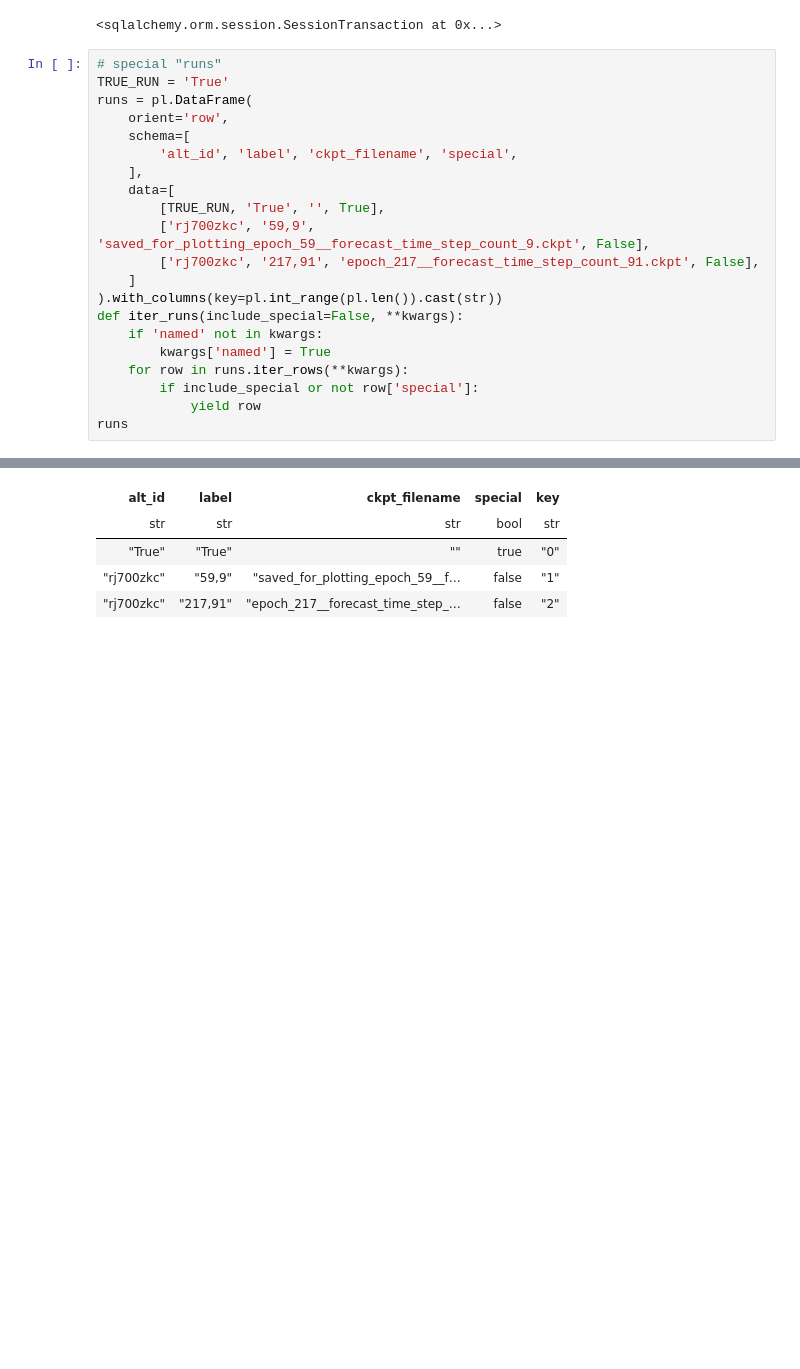
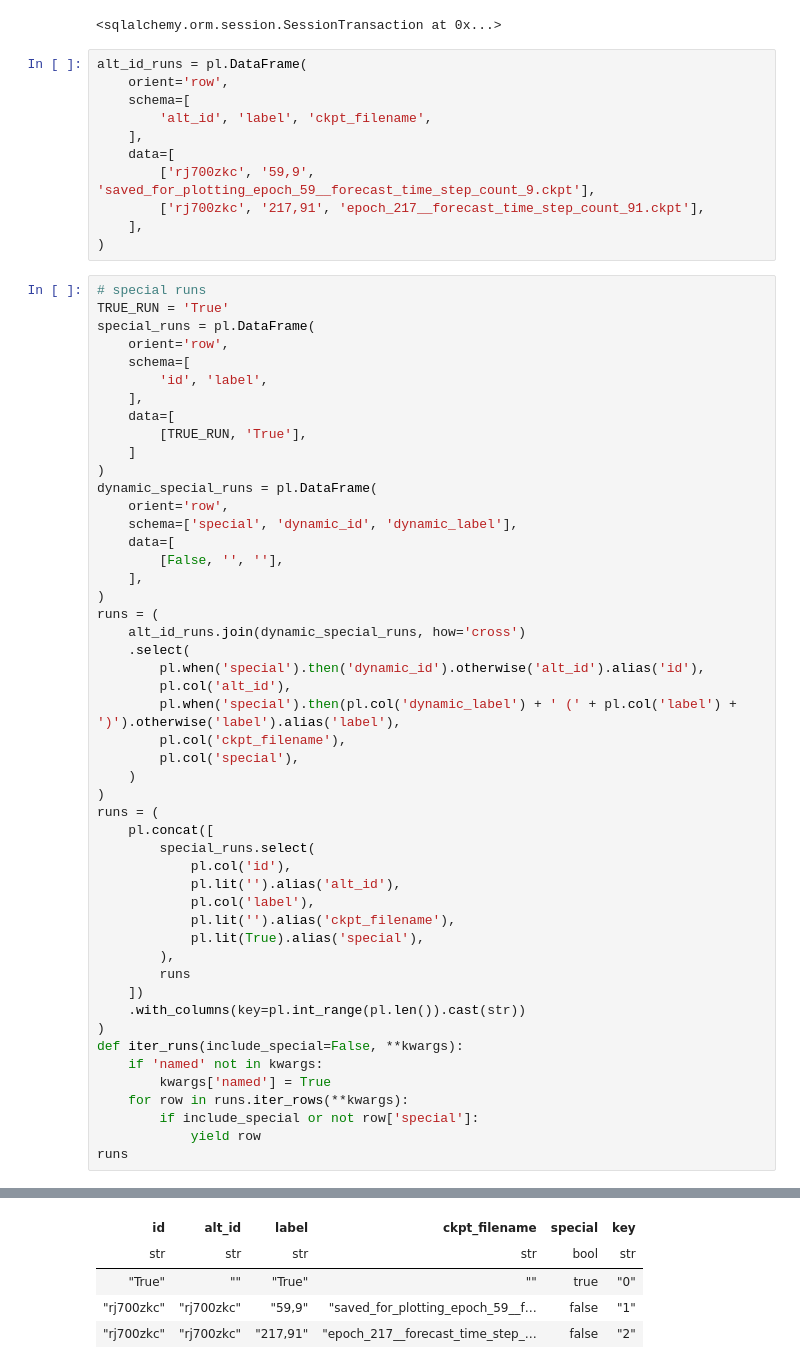
Before and after one commit to reepoi/G-LED, a Jupyter notebook: notebooks/pred_TransformerBackwardFacingStep.ipynb, the cells around one changed output, grey strips where cells are left out. Cells and saved outputs as stored; diff of their text form; blank space fills up the shorter version.

```diff
--- a/notebooks/pred_TransformerBackwardFacingStep.ipynb
+++ b/notebooks/pred_TransformerBackwardFacingStep.ipynb
@@ -28,20 +28,59 @@ db = conf.sa.orm.Session(engine, expire_on_commit=False)
 db.begin()
 # %% [output]
 <sqlalchemy.orm.session.SessionTransaction at 0x...>
+# %%
+alt_id_runs = pl.DataFrame(
+    orient='row',
+    schema=[
+        'alt_id', 'label', 'ckpt_filename',
+    ],
+    data=[
+        ['rj700zkc', '59,9', 'saved_for_plotting_epoch_59__forecast_time_step_count_9.ckpt'],
+        ['rj700zkc', '217,91', 'epoch_217__forecast_time_step_count_91.ckpt'],
+    ],
+)
 # %%
-# special "runs"
+# special runs
 TRUE_RUN = 'True'
-runs = pl.DataFrame(
+special_runs = pl.DataFrame(
     orient='row',
     schema=[
-        'alt_id', 'label', 'ckpt_filename', 'special',
+        'id', 'label',
     ],
     data=[
-        [TRUE_RUN, 'True', '', True],
-        ['rj700zkc', '59,9', 'saved_for_plotting_epoch_59__forecast_time_step_count_9.ckpt', False],
-        ['rj700zkc', '217,91', 'epoch_217__forecast_time_step_count_91.ckpt', False],
+        [TRUE_RUN, 'True'],
     ]
-).with_columns(key=pl.int_range(pl.len()).cast(str))
+)
+dynamic_special_runs = pl.DataFrame(
+    orient='row',
+    schema=['special', 'dynamic_id', 'dynamic_label'],
+    data=[
+        [False, '', ''],
+    ],
+)
+runs = (
+    alt_id_runs.join(dynamic_special_runs, how='cross')
+    .select(
+        pl.when('special').then('dynamic_id').otherwise('alt_id').alias('id'),
+        pl.col('alt_id'),
+        pl.when('special').then(pl.col('dynamic_label') + ' (' + pl.col('label') + ')').otherwise('label').alias('label'),
+        pl.col('ckpt_filename'),
+        pl.col('special'),
+    )
+)
+runs = (
+    pl.concat([
+        special_runs.select(
+            pl.col('id'),
+            pl.lit('').alias('alt_id'),
+            pl.col('label'),
+            pl.lit('').alias('ckpt_filename'),
+            pl.lit(True).alias('special'),
+        ),
+        runs
+    ])
+    .with_columns(key=pl.int_range(pl.len()).cast(str))
+)
 def iter_runs(include_special=False, **kwargs):
     if 'named' not in kwargs:
         kwargs['named'] = True
@@ -54,8 +93,8 @@ shape: (3, 5)
-| alt_id | label | ckpt_filename | special | key |
-| str | str | str | bool | str |
-| "True" | "True" | "" | true | "0" |
-| "rj700zkc" | "59,9" | "saved_for_plotting_epoch_59__f… | false | "1" |
-| "rj700zkc" | "217,91" | "epoch_217__forecast_time_step_… | false | "2" |
+| id | alt_id | label | ckpt_filename | special | key |
+| str | str | str | str | bool | str |
+| "True" | "" | "True" | "" | true | "0" |
+| "rj700zkc" | "rj700zkc" | "59,9" | "saved_for_plotting_epoch_59__f… | false | "1" |
+| "rj700zkc" | "rj700zkc" | "217,91" | "epoch_217__forecast_time_step_… | false | "2" |
 # %%
 context = defaultdict(dict)
 for run in iter_runs():
```
Also changed, not shown: parts of 4 cells of this notebook, 1 other file.
